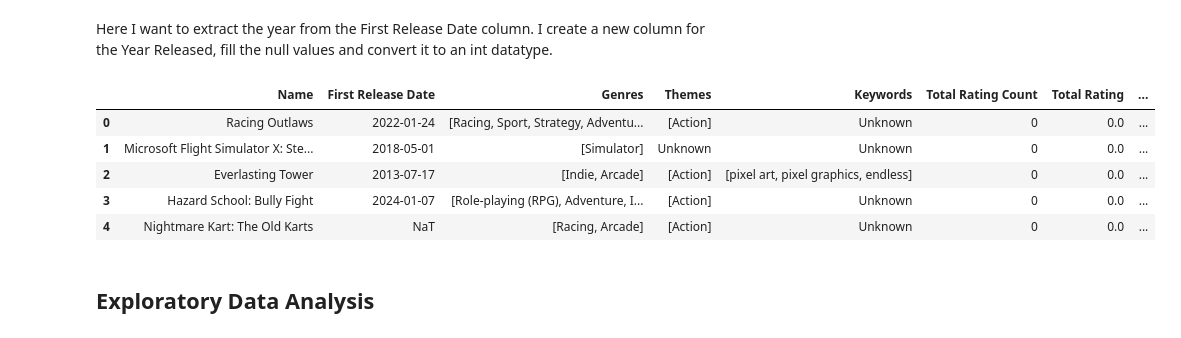
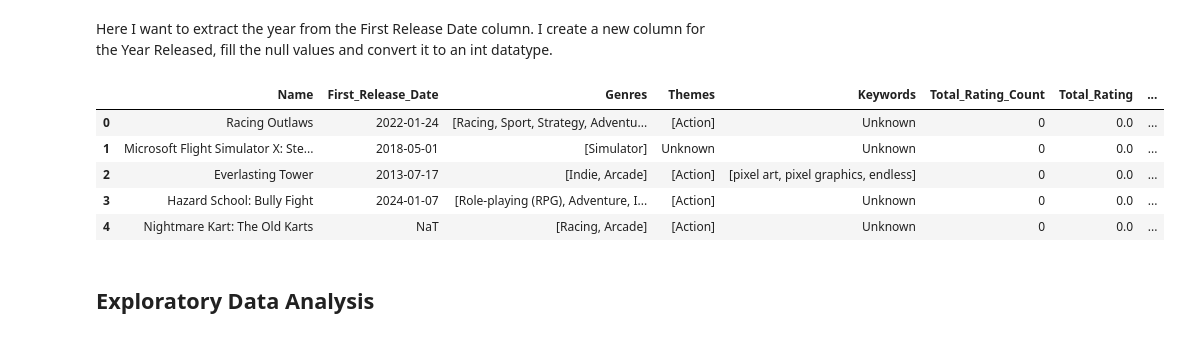
Before and after one commit to jubilbee/Game_Ratings_EDA, a Jupyter notebook: igdb_dataframe.ipynb, the cells around one changed output. Saved outputs shown, nothing was run; the diff lists cells and outputs as text; code cells hidden in the pictures.

```diff
--- a/igdb_dataframe.ipynb
+++ b/igdb_dataframe.ipynb
@@ -138,11 +138,11 @@ Next, I will work on filling or dropping null values in the games dataframe. The
 # Drop or fill null values
 games = games.dropna(subset=['Name', 'Genres'])
 games[['Keywords', 'Themes']] = games[['Keywords', 'Themes']].fillna('Unknown')
-games[['Total Rating', 'Total Rating Count']] = games[['Total Rating', 'Total Rating Count']].fillna(0)
+games[['Total_Rating', 'Total_Rating_Count']] = games[['Total_Rating', 'Total_Rating_Count']].fillna(0)
 # %% [markdown]
 Before moving on, I also want to reorder the columns and reset the index, for better flow while looking at the data.
 # %%
-games = games[['Name', 'First Release Date', 'Genres', 'Themes', 'Keywords', 'Total Rating Count', 'Total Rating']]
+games = games[['Name', 'First_Release_Date', 'Genres', 'Themes', 'Keywords', 'Total_Rating_Count', 'Total_Rating']]
 games.reset_index(drop=True, inplace=True)
 games.head()
 # %% [output]
@@ -157,11 +157,11 @@ games.head()
 The column for First Release Date currently isn't very user friendly, so I convert it to datetime for readability.
 # %%
 # Convert the 'First Release Date' column from Unix timestamps to datetime
-games['First Release Date'] = pd.to_datetime(games['First Release Date'], unit='s')
+games['First_Release_Date'] = pd.to_datetime(games['First_Release_Date'], unit='s')
 # %%
-games['Total Rating Count'] = games['Total Rating Count'].astype(int)
+games['Total_Rating_Count'] = games['Total_Rating_Count'].astype(int)
 
-games['Total Rating'] = games['Total Rating'].round(2)
+games['Total_Rating'] = games['Total_Rating'].round(2)
 # %%
 # Define a universal function to map IDs to names
 def map_ids_to_names(df, col_name, id_to_name_dict):
@@ -231,12 +231,12 @@ memory usage: 13.6+ MB
 # %% [markdown]
 Here I want to extract the year from the First Release Date column. I create a new column for the Year Released, fill the null values and convert it to an int datatype.
 # %%
-games['Year Released'] = games['First Release Date'].dt.year
-games['Year Released'] = games['Year Released'].fillna(0)
-games['Year Released'] = games['Year Released'].astype(int)
+games['Year_Released'] = games['First_Release_Date'].dt.year
+games['Year_Released'] = games['Year_Released'].fillna(0)
+games['Year_Released'] = games['Year_Released'].astype(int)
 games.head()
 # %% [output]
-|  | Name | First Release Date | Genres | Themes | Keywords | Total Rating Count | Total Rating | ... |
+|  | Name | First_Release_Date | Genres | Themes | Keywords | Total_Rating_Count | Total_Rating | ... |
 | 0 | Racing Outlaws | 2022-01-24 | [Racing, Sport, Strategy, Adventu... | [Action] | Unknown | 0 | 0.0 | ... |
 | 1 | Microsoft Flight Simulator X: Ste... | 2018-05-01 | [Simulator] | Unknown | Unknown | 0 | 0.0 | ... |
 | 2 | Everlasting Tower | 2013-07-17 | [Indie, Arcade] | [Action] | [pixel art, pixel graphics, endless] | 0 | 0.0 | ... |
```
Also changed, not shown: parts of 30 cells of this notebook.
